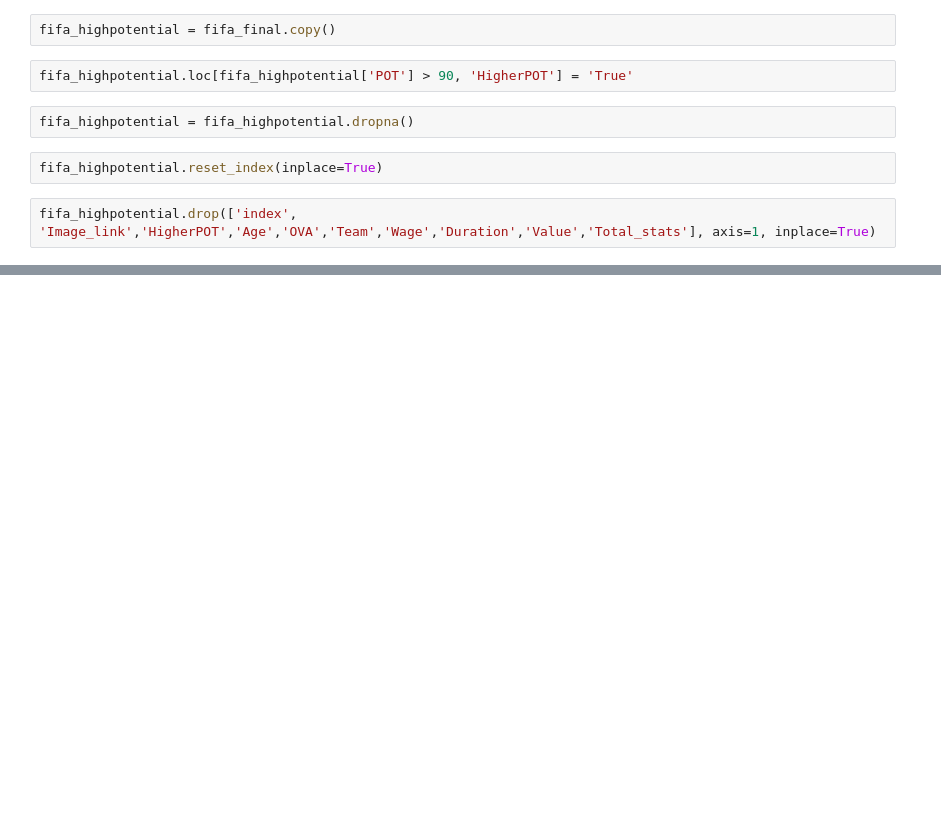
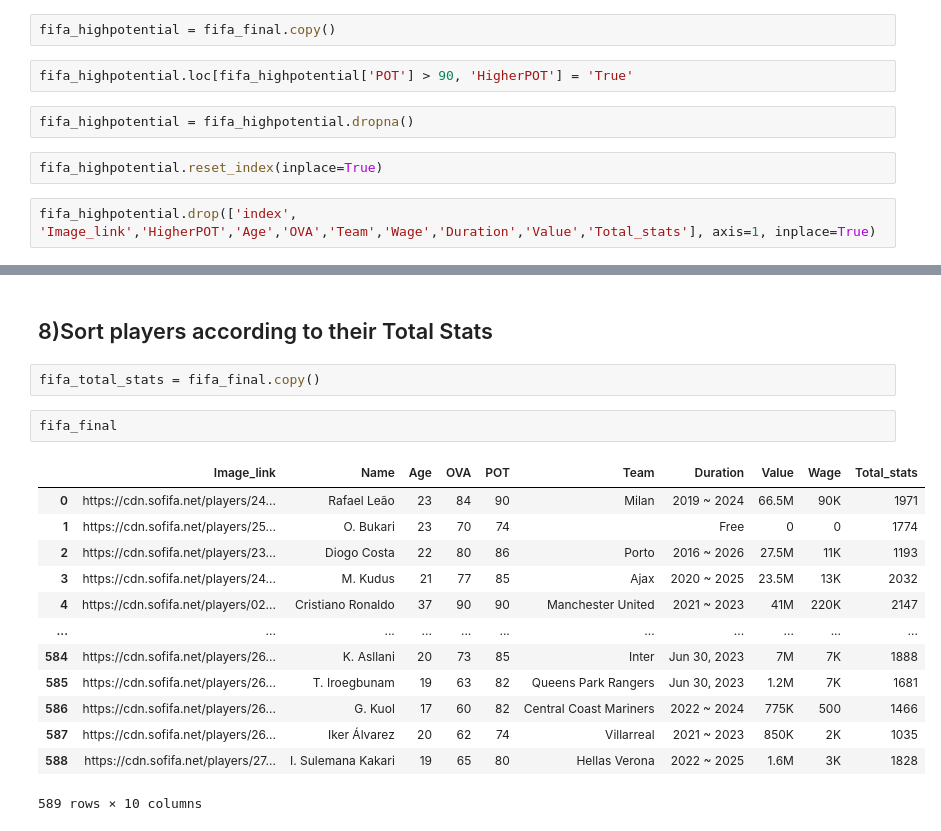
Before and after one commit to rishikesh-sarangi/FIFA-DATASET-EDA-WEB-SCRAPPING-, a Jupyter notebook: FIFA DATASET EDA (WEB SCRAPPING).ipynb, the cells around one changed output, grey strips where cells are left out. Saved outputs shown, nothing was run; the diff lists cells and outputs as text; blank space fills up the shorter version.

```diff
--- a/FIFA DATASET EDA (WEB SCRAPPING).ipynb
+++ b/FIFA DATASET EDA (WEB SCRAPPING).ipynb
@@ -650,0 +644,20 @@ fifa_highpotential
+# %% [markdown]
+## 8)Sort players according to their Total Stats
+# %%
+fifa_total_stats = fifa_final.copy()
+# %%
+fifa_final
+# %% [output]
+|  | Image_link | Name | Age | OVA | POT | Team | Duration | Value | Wage | Total_stats |
+| 0 | https://cdn.sofifa.net/players/24... | Rafael Leão | 23 | 84 | 90 | Milan | 2019 ~ 2024 | 66.5M | 90K | 1971 |
+| 1 | https://cdn.sofifa.net/players/25... | O. Bukari | 23 | 70 | 74 |  | Free | 0 | 0 | 1774 |
+| 2 | https://cdn.sofifa.net/players/23... | Diogo Costa | 22 | 80 | 86 | Porto | 2016 ~ 2026 | 27.5M | 11K | 1193 |
+| 3 | https://cdn.sofifa.net/players/24... | M. Kudus | 21 | 77 | 85 | Ajax | 2020 ~ 2025 | 23.5M | 13K | 2032 |
+| 4 | https://cdn.sofifa.net/players/02... | Cristiano Ronaldo | 37 | 90 | 90 | Manchester United | 2021 ~ 2023 | 41M | 220K | 2147 |
+| ... | ... | ... | ... | ... | ... | ... | ... | ... | ... | ... |
+| 584 | https://cdn.sofifa.net/players/26... | K. Asllani | 20 | 73 | 85 | Inter | Jun 30, 2023 | 7M | 7K | 1888 |
+| 585 | https://cdn.sofifa.net/players/26... | T. Iroegbunam | 19 | 63 | 82 | Queens Park Rangers | Jun 30, 2023 | 1.2M | 7K | 1681 |
+| 586 | https://cdn.sofifa.net/players/26... | G. Kuol | 17 | 60 | 82 | Central Coast Mariners | 2022 ~ 2024 | 775K | 500 | 1466 |
+| 587 | https://cdn.sofifa.net/players/26... | Iker Álvarez | 20 | 62 | 74 | Villarreal | 2021 ~ 2023 | 850K | 2K | 1035 |
+| 588 | https://cdn.sofifa.net/players/27... | I. Sulemana Kakari | 19 | 65 | 80 | Hellas Verona | 2022 ~ 2025 | 1.6M | 3K | 1828 |
+589 rows × 10 columns
```
Also changed, not shown: parts of 49 cells of this notebook.
